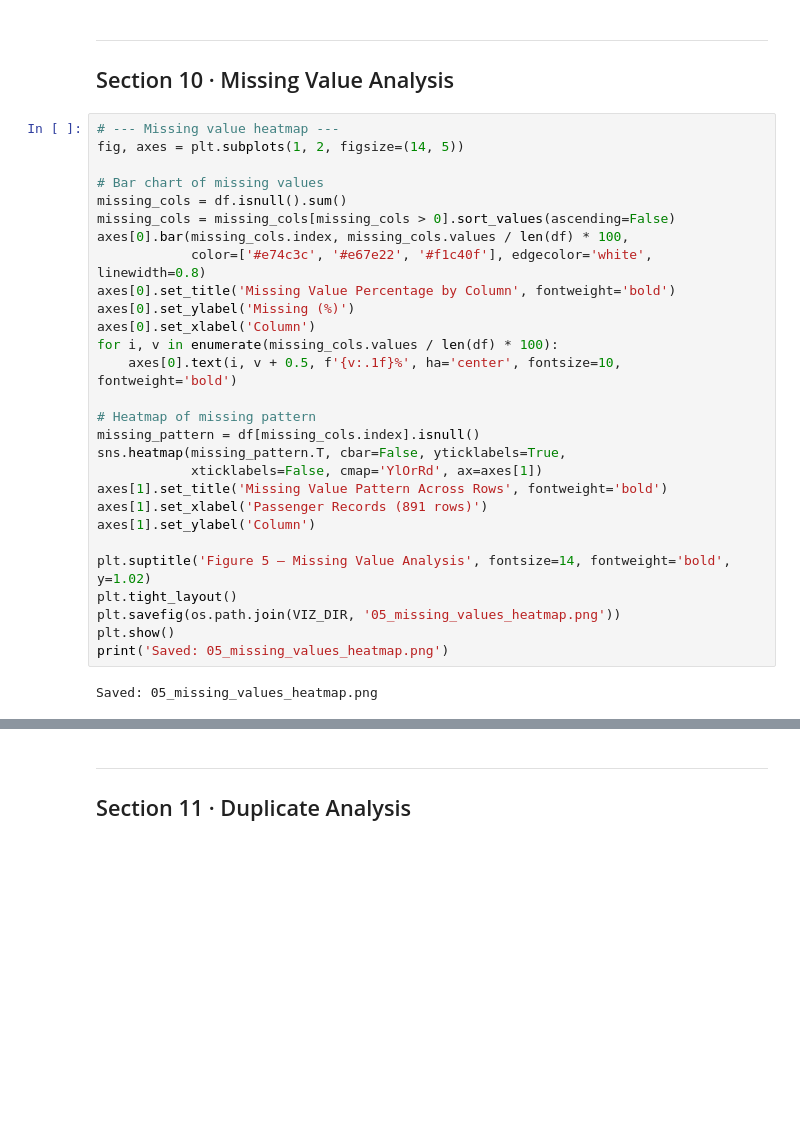
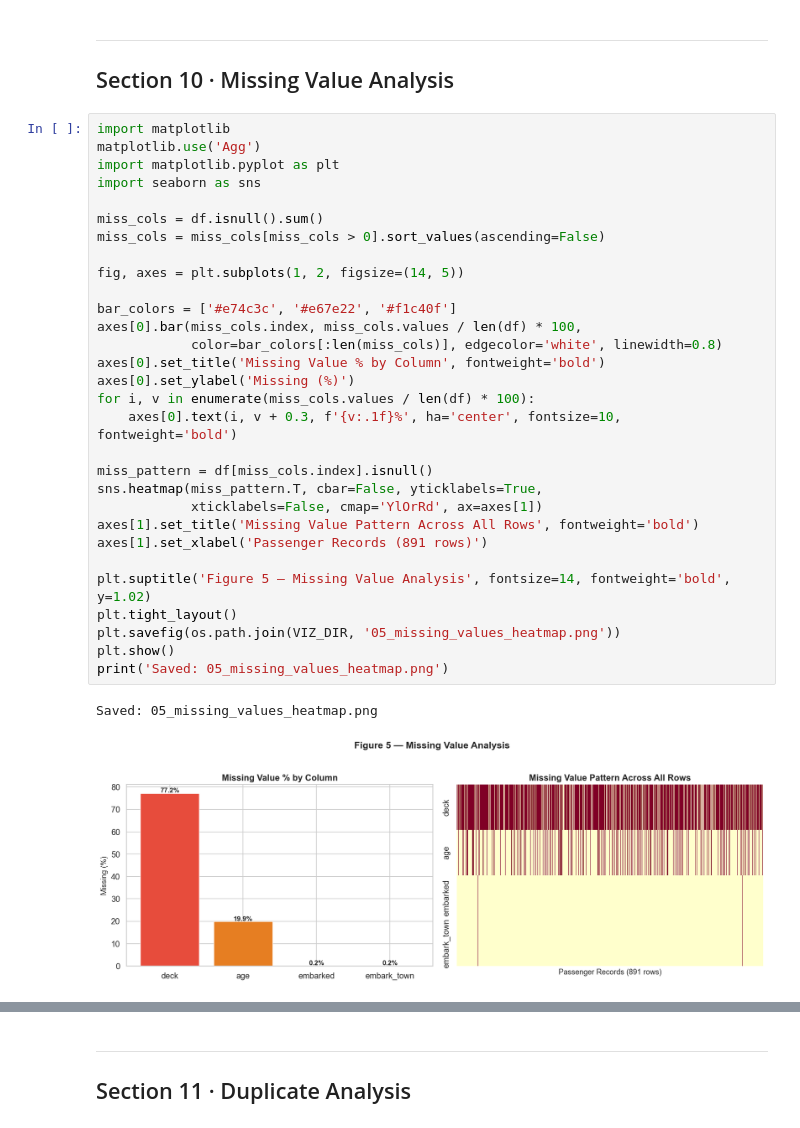
Before and after one commit to Nadhashree03/CodeAlpha_Task2_EDA, a Jupyter notebook: notebook/titanic_eda.ipynb, the cells around one changed output, grey strips where cells are left out. Cells and saved outputs as stored; diff of their text form; blank space fills up the shorter version.

```diff
--- a/notebook/titanic_eda.ipynb
+++ b/notebook/titanic_eda.ipynb
@@ -453,33 +395,36 @@ Zero fare values: 15
 
 ## Section 10 · Missing Value Analysis
 # %%
-# --- Missing value heatmap ---
+import matplotlib
+matplotlib.use('Agg')
+import matplotlib.pyplot as plt
+import seaborn as sns
+
+miss_cols = df.isnull().sum()
+miss_cols = miss_cols[miss_cols > 0].sort_values(ascending=False)
+
 fig, axes = plt.subplots(1, 2, figsize=(14, 5))
 
-# Bar chart of missing values
-missing_cols = df.isnull().sum()
-missing_cols = missing_cols[missing_cols > 0].sort_values(ascending=False)
-axes[0].bar(missing_cols.index, missing_cols.values / len(df) * 100,
-            color=['#e74c3c', '#e67e22', '#f1c40f'], edgecolor='white', linewidth=0.8)
-axes[0].set_title('Missing Value Percentage by Column', fontweight='bold')
+bar_colors = ['#e74c3c', '#e67e22', '#f1c40f']
+axes[0].bar(miss_cols.index, miss_cols.values / len(df) * 100,
+            color=bar_colors[:len(miss_cols)], edgecolor='white', linewidth=0.8)
+axes[0].set_title('Missing Value % by Column', fontweight='bold')
 axes[0].set_ylabel('Missing (%)')
-axes[0].set_xlabel('Column')
-for i, v in enumerate(missing_cols.values / len(df) * 100):
-    axes[0].text(i, v + 0.5, f'{v:.1f}%', ha='center', fontsize=10, fontweight='bold')
+for i, v in enumerate(miss_cols.values / len(df) * 100):
+    axes[0].text(i, v + 0.3, f'{v:.1f}%', ha='center', fontsize=10, fontweight='bold')
 
-# Heatmap of missing pattern
-missing_pattern = df[missing_cols.index].isnull()
-sns.heatmap(missing_pattern.T, cbar=False, yticklabels=True,
+miss_pattern = df[miss_cols.index].isnull()
+sns.heatmap(miss_pattern.T, cbar=False, yticklabels=True,
             xticklabels=False, cmap='YlOrRd', ax=axes[1])
-axes[1].set_title('Missing Value Pattern Across Rows', fontweight='bold')
+axes[1].set_title('Missing Value Pattern Across All Rows', fontweight='bold')
 axes[1].set_xlabel('Passenger Records (891 rows)')
-axes[1].set_ylabel('Column')
 
 plt.suptitle('Figure 5 — Missing Value Analysis', fontsize=14, fontweight='bold', y=1.02)
 plt.tight_layout()
 plt.savefig(os.path.join(VIZ_DIR, '05_missing_values_heatmap.png'))
 plt.show()
 print('Saved: 05_missing_values_heatmap.png')
 # %% [output]
 Saved: 05_missing_values_heatmap.png
+[figure, added]
 # %%
```
Also changed, not shown: parts of 89 cells of this notebook, 4 other files.
